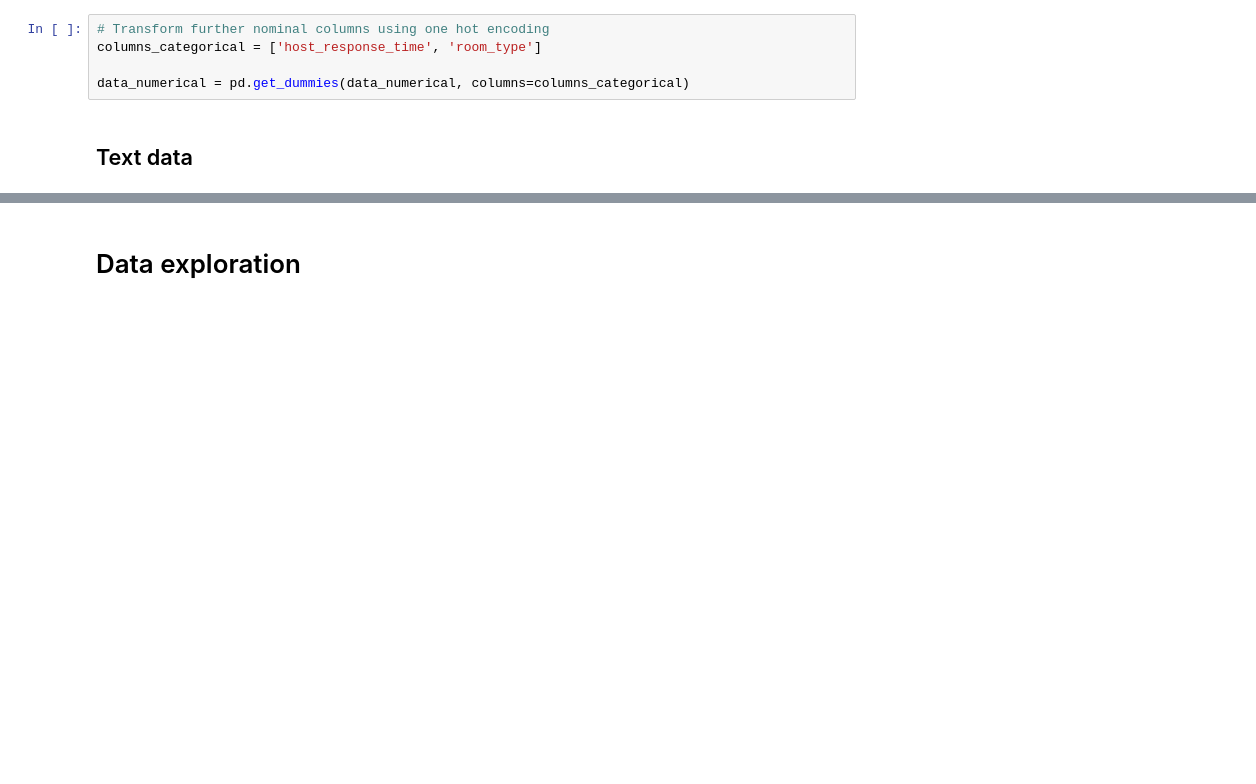
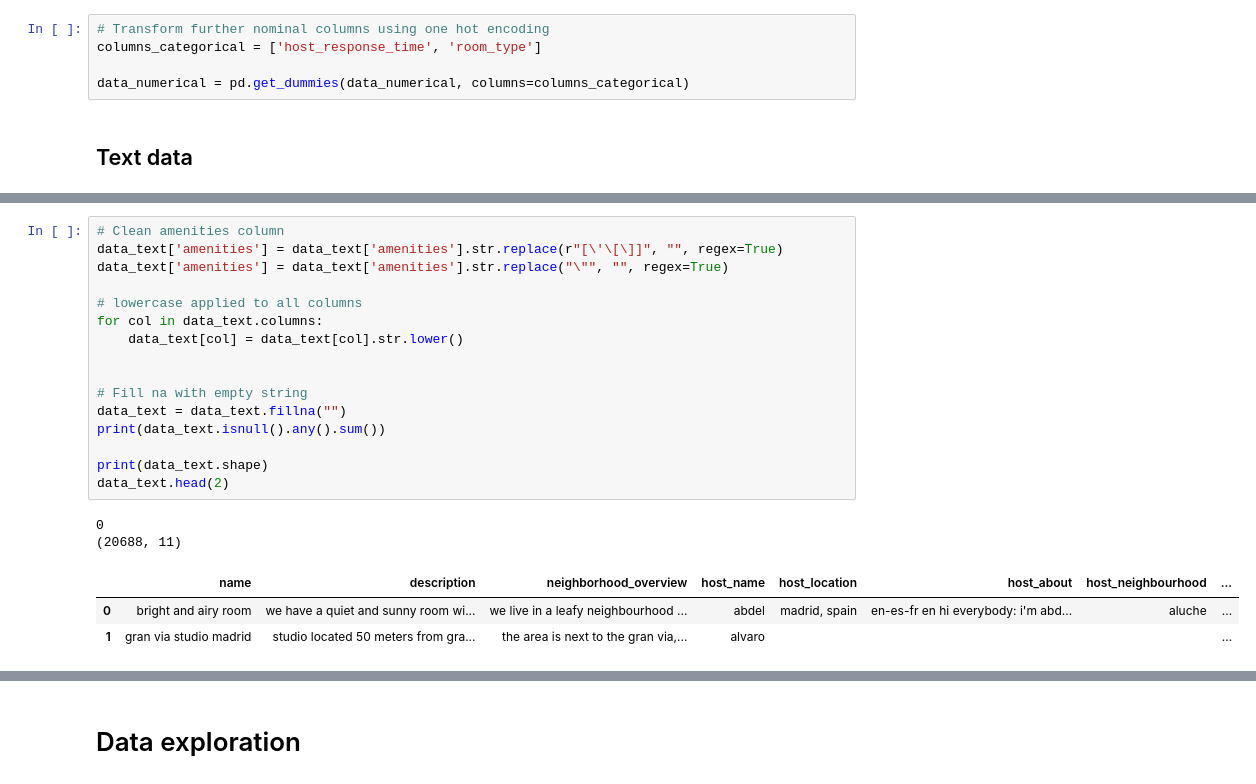
Before and after one commit to dmdequin/airbnb_price_predict, a Jupyter notebook: airbnb_price_predict.ipynb, the cells around one changed output, grey strips where cells are left out. Cells and saved outputs as stored; diff of their text form; blank space fills up the shorter version.

Commit message:
attempting pipeline for text data

```diff
--- a/airbnb_price_predict.ipynb
+++ b/airbnb_price_predict.ipynb
@@ -238,0 +264,22 @@ data_text.head(2)
+# %%
+# Clean amenities column
+data_text['amenities'] = data_text['amenities'].str.replace(r"[\'\[\]]", "", regex=True)
+data_text['amenities'] = data_text['amenities'].str.replace("\"", "", regex=True)
+
+# lowercase applied to all columns
+for col in data_text.columns:
+    data_text[col] = data_text[col].str.lower()
+
+
+# Fill na with empty string
+data_text = data_text.fillna("")
+print(data_text.isnull().any().sum())
+
+print(data_text.shape)
+data_text.head(2)
+# %% [output]
+0
+(20688, 11)
+|  | name | description | neighborhood_overview | host_name | host_location | host_about | host_neighbourhood | ... |
+| 0 | bright and airy room | we have a quiet and sunny room wi... | we live in a leafy neighbourhood ... | abdel | madrid, spain | en-es-fr en hi everybody: i'm abd... | aluche | ... |
+| 1 | gran via studio madrid | studio located 50 meters from gra... | the area is next to the gran via,... | alvaro |  |  |  | ... |
```
Also changed, not shown: parts of 10 cells of this notebook.
